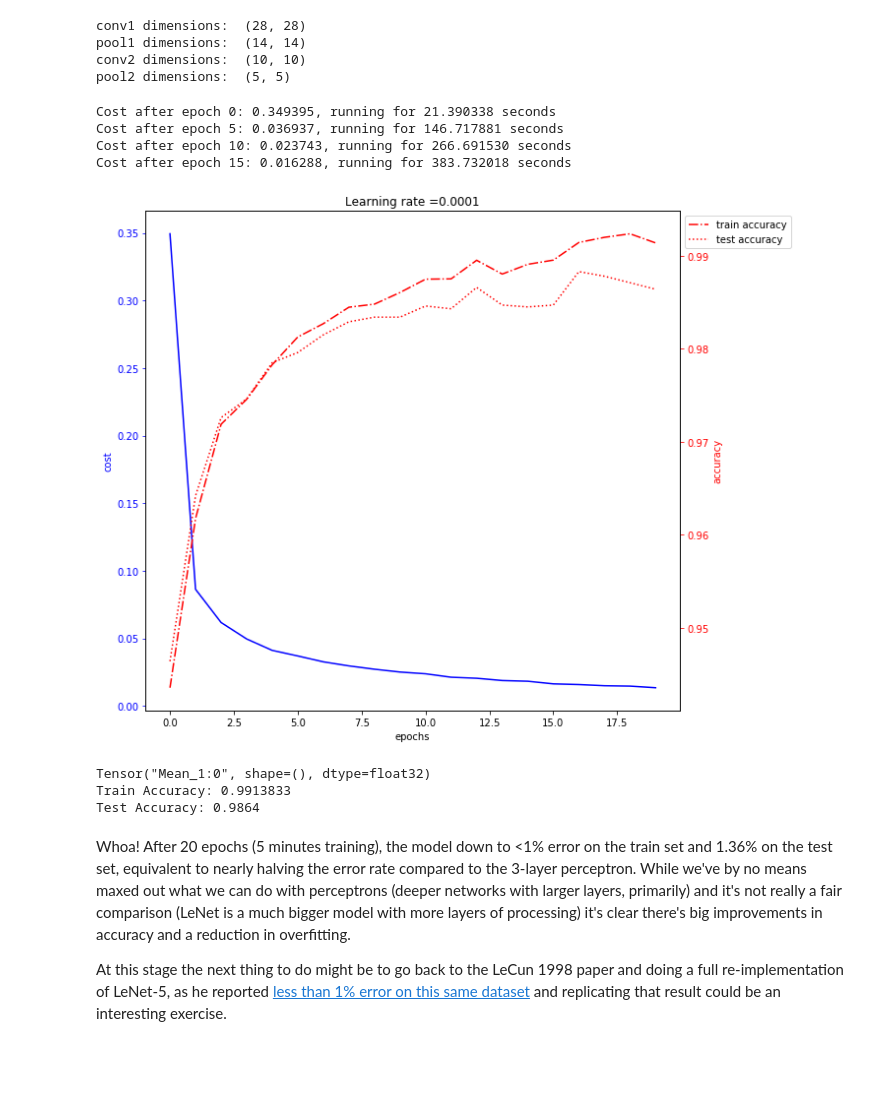
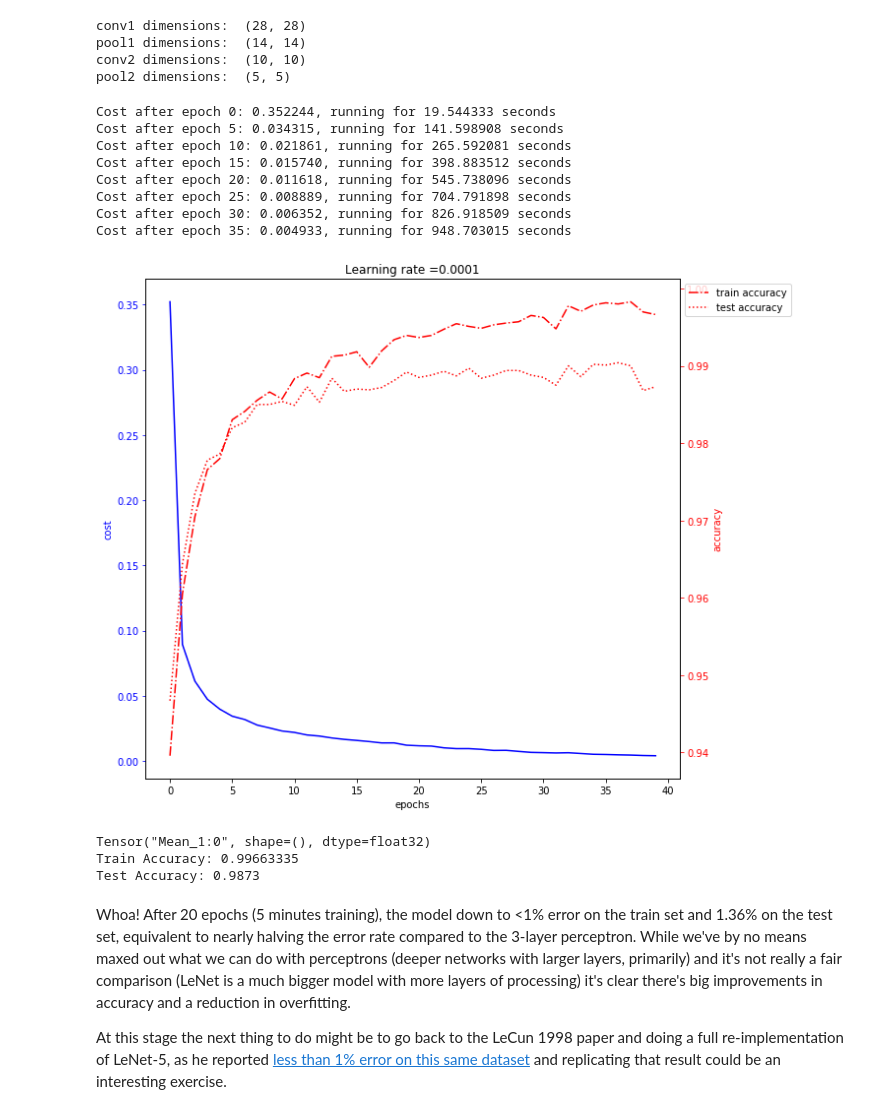
Before and after one commit to nicksexton/handwritten_digit_recognition, a Jupyter notebook: part 4 - fun with convolutional networks.ipynb, the cells around one changed output. Cells and saved outputs as stored; diff of their text form; code cells hidden in the pictures; blank space fills up the shorter version.

Commit message:
trained LeNet for 40 epochs on mnist

```diff
--- a/part 4 - fun with convolutional networks.ipynb
+++ b/part 4 - fun with convolutional networks.ipynb
@@ -213,7 +213,7 @@ def compute_cost(ZL, Y):
     return cost
 # %%
 def model(X_train, Y_train, X_test, Y_test, network = 'simple', learning_rate = 0.009,
-          num_epochs = 100, minibatch_size = 32, print_cost = True):
+          num_epochs = 20, minibatch_size = 32, print_cost = True):
     """
     Implements a three-layer ConvNet in Tensorflow:
     CONV2D -> RELU -> MAXPOOL -> CONV2D -> RELU -> MAXPOOL -> FLATTEN -> FULLYCONNECTED
@@ -467,18 +467,22 @@ def forward_propagation_lenet(X, parameters):
 # %%
 parameters, costs, train_accuracy, test_accuracy = model(d_x_train, d_y_train,
                                                          d_x_test, d_y_test,
                                                          network='lenet5',
                                                          learning_rate = 0.0001,
-                                                         num_epochs = 20)
+                                                         num_epochs = 40)
 # %% [output]
-Cost after epoch 0: 0.349395, running for 21.390338 seconds
-Cost after epoch 5: 0.036937, running for 146.717881 seconds
-Cost after epoch 10: 0.023743, running for 266.691530 seconds
-Cost after epoch 15: 0.016288, running for 383.732018 seconds
+Cost after epoch 0: 0.352244, running for 19.544333 seconds
+Cost after epoch 5: 0.034315, running for 141.598908 seconds
+Cost after epoch 10: 0.021861, running for 265.592081 seconds
+Cost after epoch 15: 0.015740, running for 398.883512 seconds
+Cost after epoch 20: 0.011618, running for 545.738096 seconds
+Cost after epoch 25: 0.008889, running for 704.791898 seconds
+Cost after epoch 30: 0.006352, running for 826.918509 seconds
+Cost after epoch 35: 0.004933, running for 948.703015 seconds
-[figure, old version]
+[figure, new version]
 Tensor("Mean_1:0", shape=(), dtype=float32)
-Train Accuracy: 0.9913833
-Test Accuracy: 0.9864
+Train Accuracy: 0.99663335
+Test Accuracy: 0.9873
 # %% [markdown]
 Whoa! After 20 epochs (5 minutes training), the model down to <1% error on the train set and 1.36% on the test set, equivalent to nearly halving the error rate compared to the 3-layer perceptron. While we've by no means maxed out what we can do with perceptrons (deeper networks with larger layers, primarily) and it's not really a fair comparison (LeNet is a much bigger model with more layers of processing) it's clear there's big improvements in accuracy and a reduction in overfitting.
 
```
